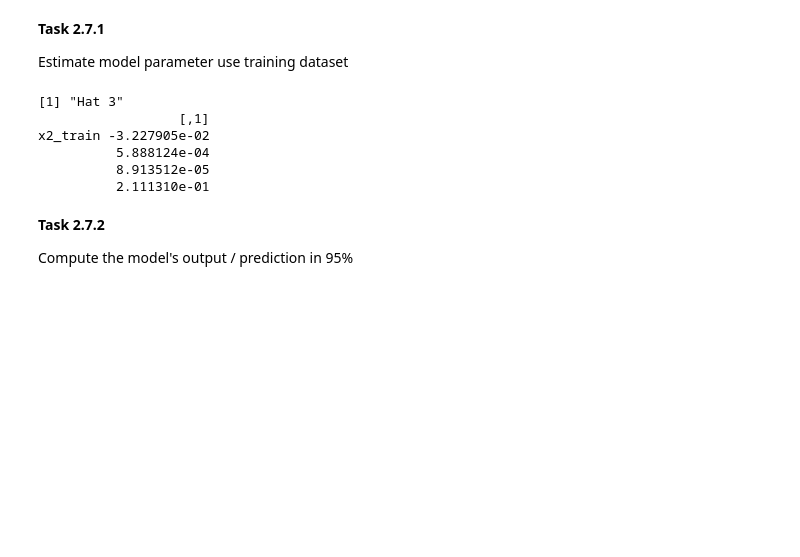
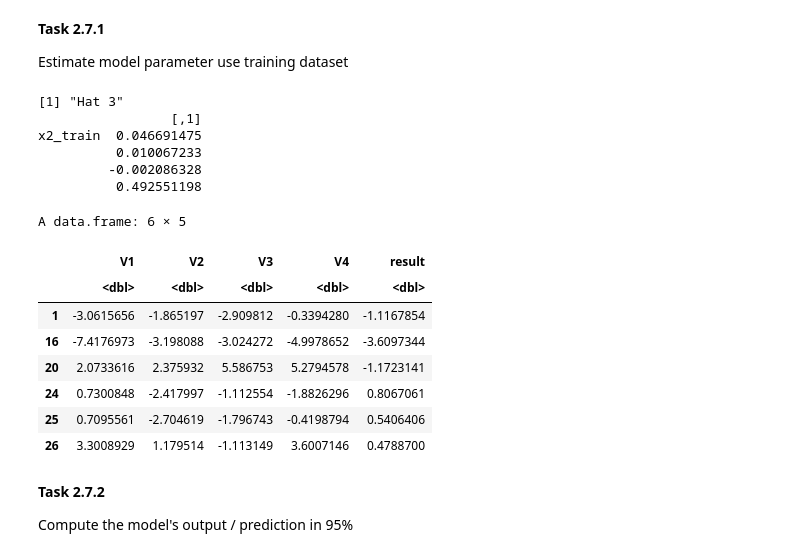
Before and after one commit to chois11/7089CEM-EEG, a Jupyter notebook: EEG_v1.2.ipynb, the cells around one changed output. Drawn from its saved outputs; the diff is of its cells as text; code cells hidden in the pictures; blank space fills up the shorter version.

```diff
--- a/EEG_v1.2.ipynb
+++ b/EEG_v1.2.ipynb
@@ -412,23 +436,20 @@ Split the input and output EEG dataset X and y into two parts (70% for training
 set.seed(77841)
 ## 70% of the sample size
 #### Spliting for X input
-train_size_X <- floor(0.70 * nrow(eeg_x))
-ml_sample_X <- sample(c(1:nrow(eeg_x)), size = train_size_X, replace = FALSE)
-train_X <- eeg_x[ml_sample_X, ]
-test_X <- eeg_x[-ml_sample_X, ]
+train_size <- floor(0.70 * nrow(eeg_x_y))
+ml_sample <- sample(c(1:nrow(eeg_x_y)), size = train_size, replace = FALSE)
+train <- eeg_x_y[ml_sample, ]
+test <- eeg_x_y[-ml_sample, ]
 
 
 
 
-#### Spliting for y output
-train_size_y <- floor(0.70 * nrow(eeg_y))
-ml_sample_y <- sample(c(1:nrow(eeg_y)), size = train_size_y, replace = FALSE)
-train_y <- eeg_y[ml_sample_y, ]
-test_y <- eeg_y[-ml_sample_y, ]
+# #### Spliting for y output
+# train_size_y <- floor(0.70 * nrow(eeg_y))
+# ml_sample_y <- sample(c(1:nrow(eeg_y)), size = train_size_y, replace = FALSE)
+# train_y <- eeg_y[ml_sample_y, ]
+# test_y <- eeg_y[-ml_sample_y, ]
 
-str(train_X)
-str(test_X)
-
-str(train_y)
-str(test_y)
+str(train)
+str(test)
 # %% [output]
@@ -455,25 +476,42 @@ Estimate model parameter use training dataset
 # predict(model_two, data = train, interval = "confidence")
 # p(theta|D) = p(theta, D) / p(D) = p(D|theta)p(theta)/p(D)
 
+# x_time = train$time
+x1_train = train$V1
+x2_train = train$V2
+x3_train = train$V3
+x4_train = train$V4
+y_train = train$result
 
-x1_train = train_X$V1
-x2_train = train_X$V2
-x3_train = train_X$V3
-x4_train = train_X$V4
-y_train = train_y
+# model_three = cbind(x2, x1^3, x3^4, 1)
+# theta_hat_3 <- solve(t(model_three) %*% model_three) %*% t(model_three) %*% y
 
-model_three_train = cbind(x2_train, x1_train^3, x3_train^4, 1)
 
-theta_hat_3_train <- solve(t(model_three_train) %*% model_three_train) %*% t(model_three_train) %*% train_y
+model_three_train = cbind(x2_train, x1_train^3, x3_train^4, 1) #Train
+
+#theta hat
+theta_hat_model_3_train <- solve(t(model_three_train) %*% model_three_train) %*% t(model_three_train) %*% as.matrix(train$result) #theta hat
 print("Hat 3")
-print(theta_hat_3_train)
+print(theta_hat_model_3_train)
 # %% [output]
 [1] "Hat 3"
-                  [,1]
-x2_train -3.227905e-02
-          5.888124e-04
-          8.913512e-05
-          2.111310e-01
+                 [,1]
+x2_train  0.046691475
+          0.010067233
+         -0.002086328
+          0.492551198
+# %%
+head(test)
+# %% [output]
+A data.frame: 6 × 5
+|  | V1 | V2 | V3 | V4 | result |
+|  | <dbl> | <dbl> | <dbl> | <dbl> | <dbl> |
+| 1 | -3.0615656 | -1.865197 | -2.909812 | -0.3394280 | -1.1167854 |
+| 16 | -7.4176973 | -3.198088 | -3.024272 | -4.9978652 | -3.6097344 |
+| 20 | 2.0733616 | 2.375932 | 5.586753 | 5.2794578 | -1.1723141 |
+| 24 | 0.7300848 | -2.417997 | -1.112554 | -1.8826296 | 0.8067061 |
+| 25 | 0.7095561 | -2.704619 | -1.796743 | -0.4198794 | 0.5406406 |
+| 26 | 3.3008929 | 1.179514 | -1.113149 | 3.6007146 | 0.4788700 |
 # %% [markdown]
 __Task 2.7.2__
 
```
Also changed, not shown: parts of 11 cells of this notebook, 4 other files.
